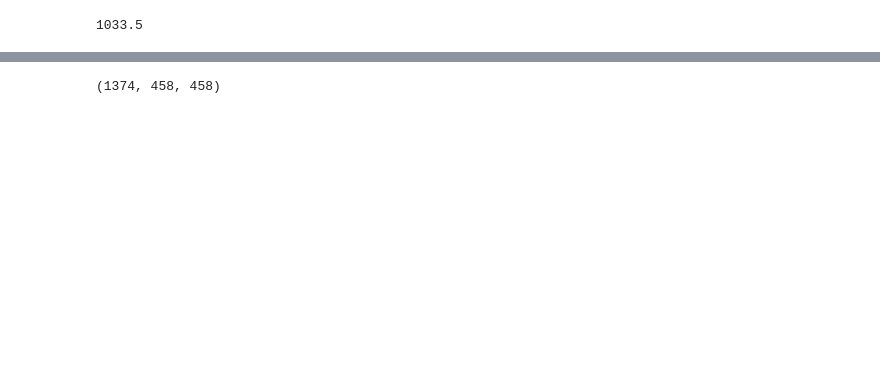
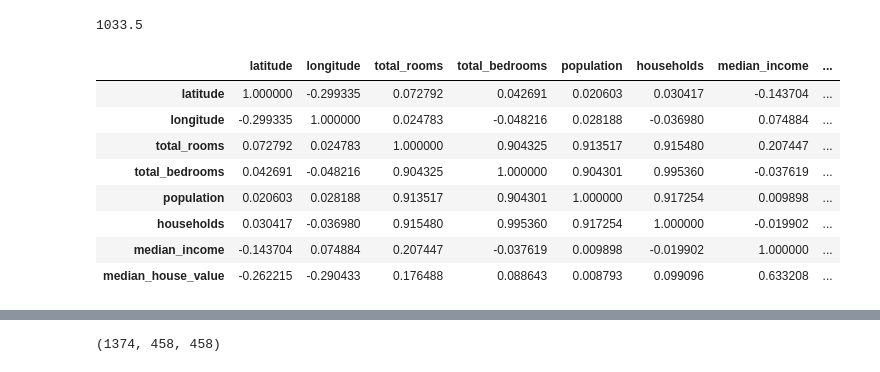
Before and after one commit to Lekanggy/mlzoomcamp2023, a Jupyter notebook: module2/week2_Assignment.ipynb, the cells around one changed output, grey strips where cells are left out. Saved outputs shown, nothing was run; the diff lists cells and outputs as text; code cells hidden in the pictures; blank space fills up the shorter version.

```diff
--- a/module2/week2_Assignment.ipynb
+++ b/module2/week2_Assignment.ipynb
@@ -135,3 +134,16 @@ dtype: int64
 np.median(df["population"])
 # %% [output]
 1033.5
+# %%
+#Check the correlation of the data
+df.corr()
+# %% [output]
+|  | latitude | longitude | total_rooms | total_bedrooms | population | households | median_income | ... |
+| latitude | 1.000000 | -0.299335 | 0.072792 | 0.042691 | 0.020603 | 0.030417 | -0.143704 | ... |
+| longitude | -0.299335 | 1.000000 | 0.024783 | -0.048216 | 0.028188 | -0.036980 | 0.074884 | ... |
+| total_rooms | 0.072792 | 0.024783 | 1.000000 | 0.904325 | 0.913517 | 0.915480 | 0.207447 | ... |
+| total_bedrooms | 0.042691 | -0.048216 | 0.904325 | 1.000000 | 0.904301 | 0.995360 | -0.037619 | ... |
+| population | 0.020603 | 0.028188 | 0.913517 | 0.904301 | 1.000000 | 0.917254 | 0.009898 | ... |
+| households | 0.030417 | -0.036980 | 0.915480 | 0.995360 | 0.917254 | 1.000000 | -0.019902 | ... |
+| median_income | -0.143704 | 0.074884 | 0.207447 | -0.037619 | 0.009898 | -0.019902 | 1.000000 | ... |
+| median_house_value | -0.262215 | -0.290433 | 0.176488 | 0.088643 | 0.008793 | 0.099096 | 0.633208 | ... |
```
Also changed, not shown: parts of 26 cells of this notebook, 3 other files.
